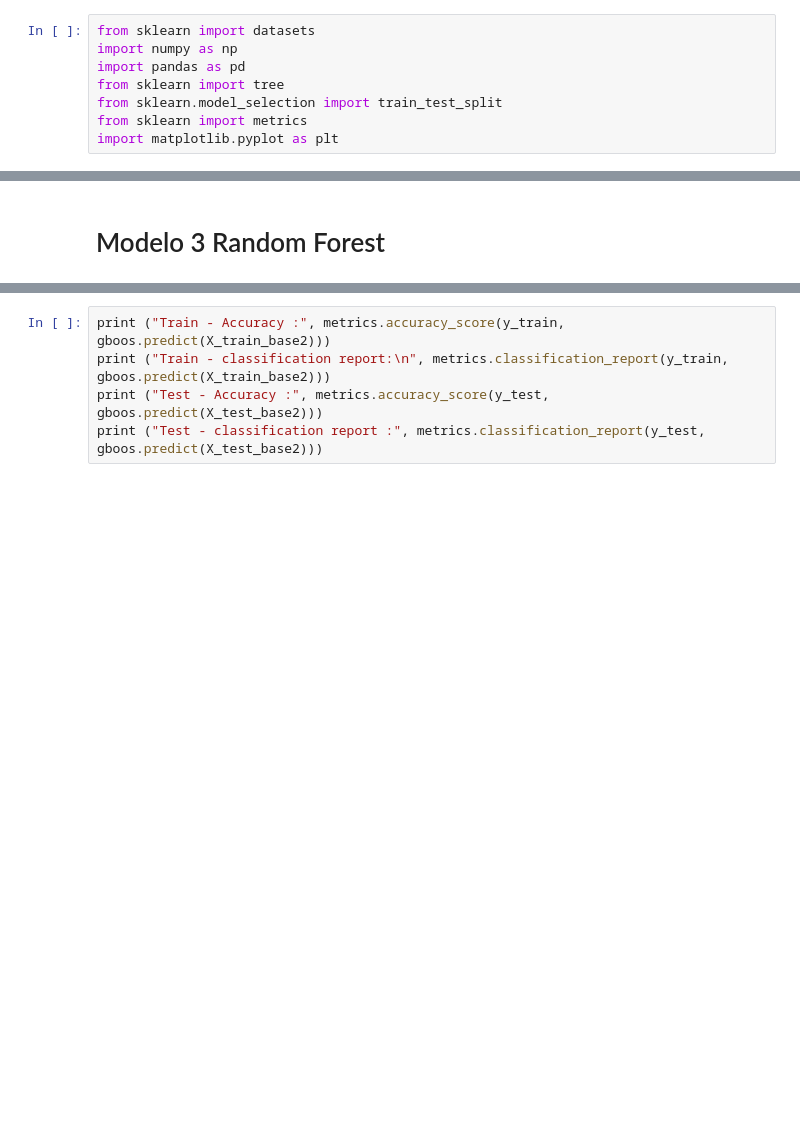
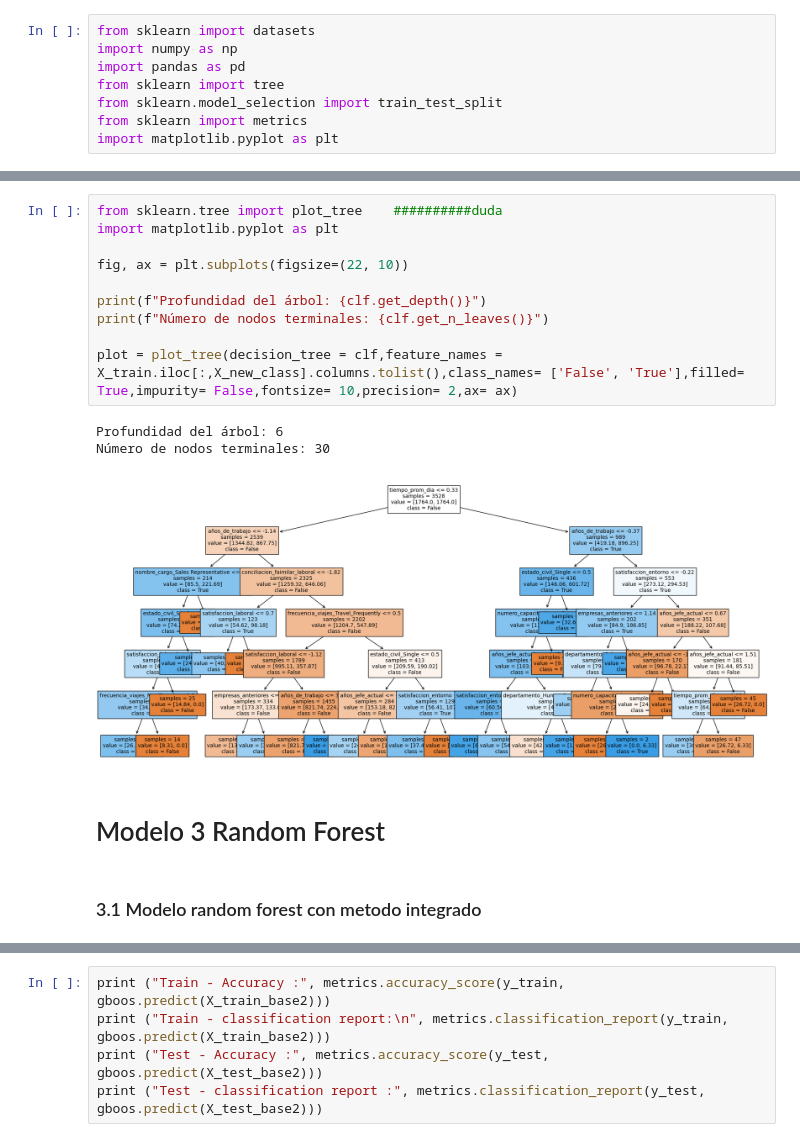
Before and after one commit to CamiloLoaiza12/Analitica2_trabajo1, a Jupyter notebook: Selección_de_variables_y_regularización.ipynb, the cells around one changed output, grey strips where cells are left out. Saved outputs shown, nothing was run; the diff lists cells and outputs as text; blank space fills up the shorter version.

```diff
--- a/Selección_de_variables_y_regularización.ipynb
+++ b/Selección_de_variables_y_regularización.ipynb
@@ -715,4 +744,20 @@ Número de nodos terminales: 30
+# %%
+from sklearn.tree import plot_tree    ##########duda
+import matplotlib.pyplot as plt
+
+fig, ax = plt.subplots(figsize=(22, 10))
+
+print(f"Profundidad del árbol: {clf.get_depth()}")
+print(f"Número de nodos terminales: {clf.get_n_leaves()}")
+
+plot = plot_tree(decision_tree = clf,feature_names = X_train.iloc[:,X_new_class].columns.tolist(),class_names= ['False', 'True'],filled= True,impurity= False,fontsize= 10,precision= 2,ax= ax)
+# %% [output]
+Profundidad del árbol: 6
+Número de nodos terminales: 30
+[figure, added]
 # %% [markdown]
 # Modelo 3 Random Forest
+# %% [markdown]
+### 3.1 Modelo random forest con metodo integrado
 # %%
 from sklearn.ensemble import RandomForestClassifier
```
Also changed, not shown: parts of 53 cells of this notebook.
